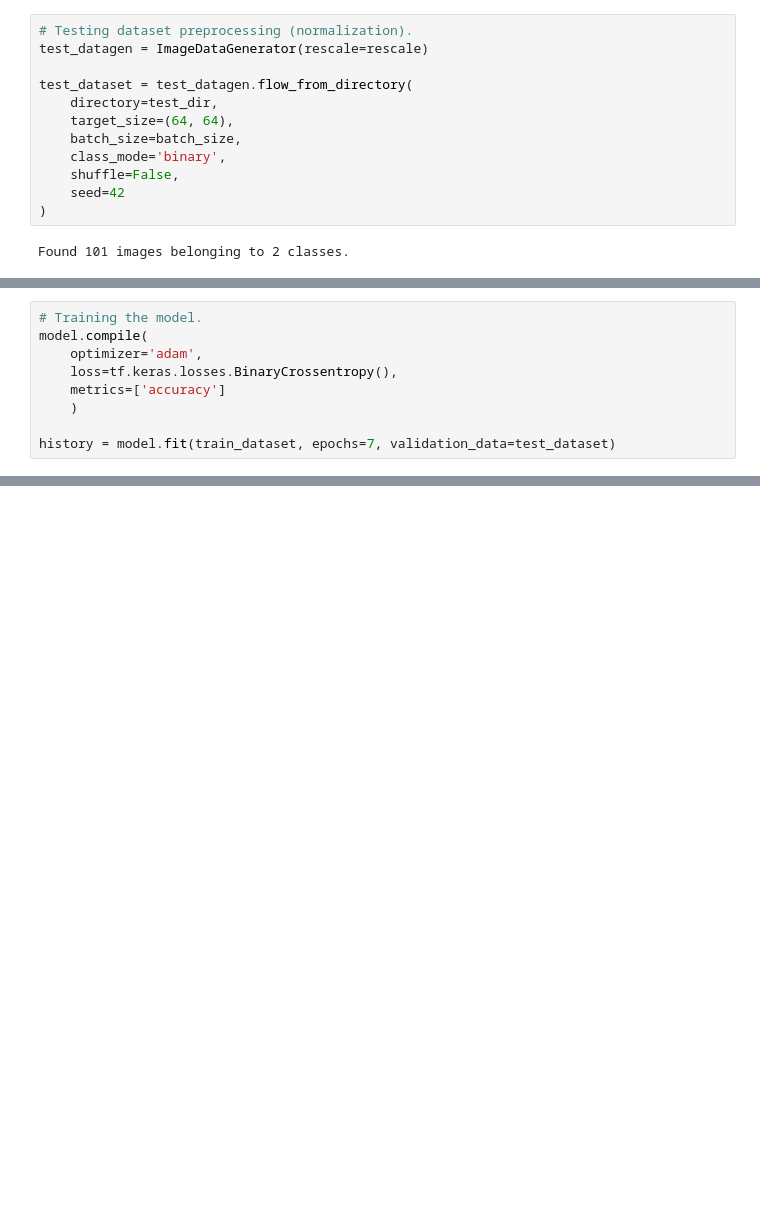
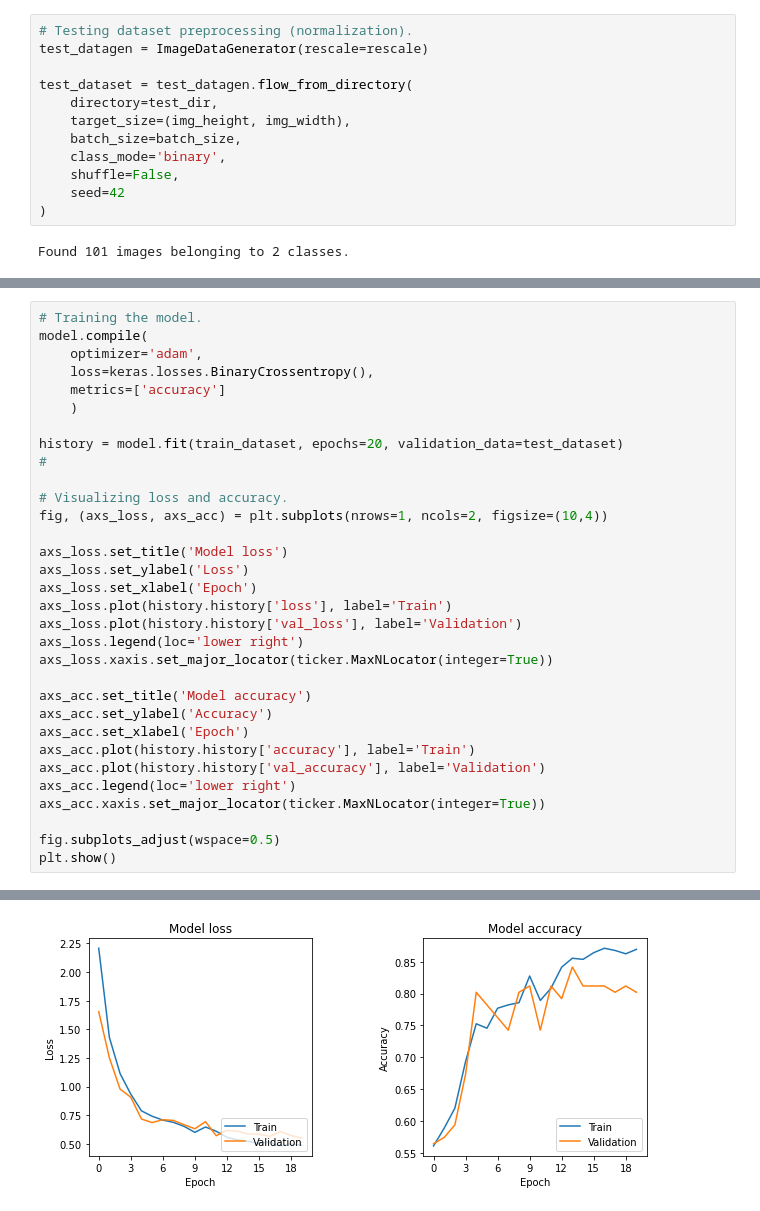
Before and after one commit to iishutov/CV-Project, a Jupyter notebook: ml_project.ipynb, the cells around one changed output, grey strips where cells are left out. Cells and saved outputs as stored; diff of their text form; blank space fills up the shorter version.

```diff
--- a/ml_project.ipynb
+++ b/ml_project.ipynb
@@ -62,7 +63,7 @@ test_datagen = ImageDataGenerator(rescale=rescale)
 
 test_dataset = test_datagen.flow_from_directory(
     directory=test_dir,
-    target_size=(64, 64),
+    target_size=(img_height, img_width),
     batch_size=batch_size,
     class_mode='binary',
     shuffle=False,
@@ -103,11 +106,2 @@ Trainable params: 649,857
 Non-trainable params: 0
 _________________________________________________________________
-# %%
-# Training the model.
-model.compile(
-    optimizer='adam',
-    loss=tf.keras.losses.BinaryCrossentropy(),
-    metrics=['accuracy']
-    )
-
-history = model.fit(train_dataset, epochs=7, validation_data=test_dataset)
@@ -128,0 +108,33 @@ Epoch 7/7
+# %%
+# Training the model.
+model.compile(
+    optimizer='adam',
+    loss=keras.losses.BinaryCrossentropy(),
+    metrics=['accuracy']
+    )
+
+history = model.fit(train_dataset, epochs=20, validation_data=test_dataset)
+#
+
+# Visualizing loss and accuracy.
+fig, (axs_loss, axs_acc) = plt.subplots(nrows=1, ncols=2, figsize=(10,4))
+
+axs_loss.set_title('Model loss')
+axs_loss.set_ylabel('Loss')
+axs_loss.set_xlabel('Epoch')
+axs_loss.plot(history.history['loss'], label='Train')
+axs_loss.plot(history.history['val_loss'], label='Validation')
+axs_loss.legend(loc='lower right')
+axs_loss.xaxis.set_major_locator(ticker.MaxNLocator(integer=True))
+
+axs_acc.set_title('Model accuracy')
+axs_acc.set_ylabel('Accuracy')
+axs_acc.set_xlabel('Epoch')
+axs_acc.plot(history.history['accuracy'], label='Train')
+axs_acc.plot(history.history['val_accuracy'], label='Validation')
+axs_acc.legend(loc='lower right')
+axs_acc.xaxis.set_major_locator(ticker.MaxNLocator(integer=True))
+
+fig.subplots_adjust(wspace=0.5)
+plt.show()
+# %% [output]
@@ -129,3 +158,4 @@ Epoch 7/7
+[figure, added]
 # %%
 # Result.
 predictions = model.predict(test_dataset)
```
Also changed, not shown: parts of 8 cells of this notebook.
